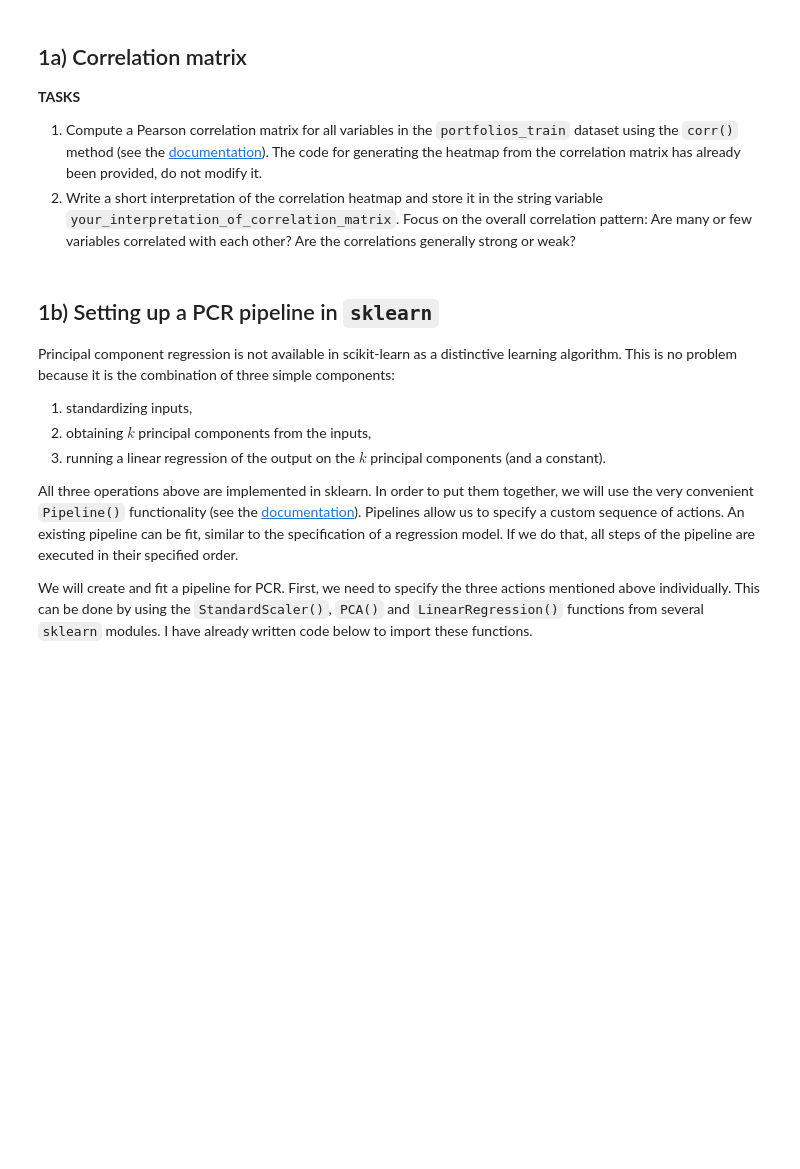
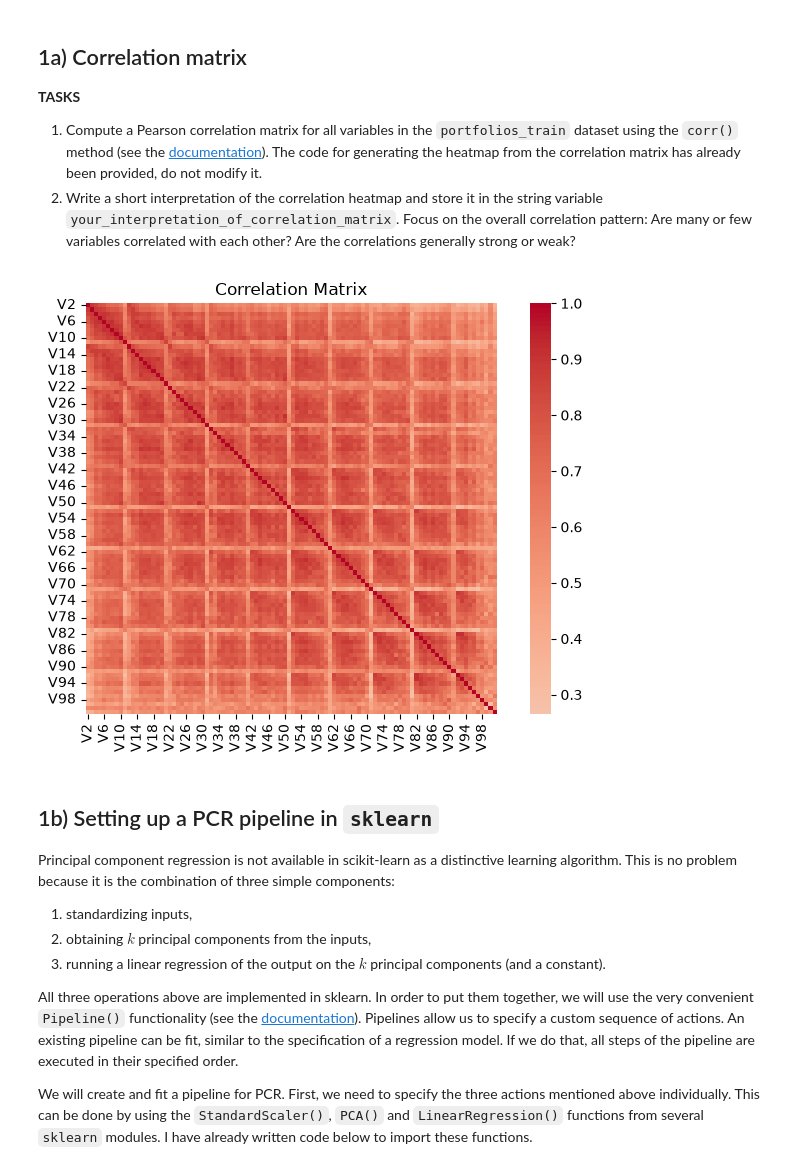
Before and after one commit to vpercap-rg/ML-from-a-Regression-Perpective, a Jupyter notebook: assignments/Assignment_2_template-1.ipynb, the cells around one changed output. Saved outputs shown, nothing was run; the diff lists cells and outputs as text; code cells hidden in the pictures; blank space fills up the shorter version.

```diff
--- a/assignments/Assignment_2_template-1.ipynb
+++ b/assignments/Assignment_2_template-1.ipynb
@@ -44,23 +43,25 @@ ModuleNotFoundError: No module named 'seaborn'
 3. Write a short interpretation of the correlation heatmap and store it in the string variable `your_interpretation_of_correlation_matrix`. Focus on the overall correlation pattern: Are many or few variables correlated with each other? Are the correlations generally strong or weak?
 # %%
 # 1.
-corr = ??
+corr = portfolios_train.corr('pearson')
 
 # do not change the next 11 lines
 plt.figure(figsize = (7, 5))
 sns.heatmap(
     corr,
     cmap = "coolwarm",
     center = 0,
     annot = False,
     square = True
 )
 plt.title("Correlation Matrix")
 plt.tight_layout()
 plt.show()
 
 # 2.
-your_interpretation_of_correlation_matrix = """ ?  """
+your_interpretation_of_correlation_matrix = """ The columns of our portfolios matrix is highly correlated to each other, so potential multicollinearity. The correlations are overall strong, which make sense due to the protfolios sharing the same market factors. """
+# %% [output]
+[figure, added]
 # %% [markdown]
 ## 1b) Setting up a PCR pipeline in `sklearn`
 
```
Also changed, not shown: parts of 10 cells of this notebook, 1 other file.
